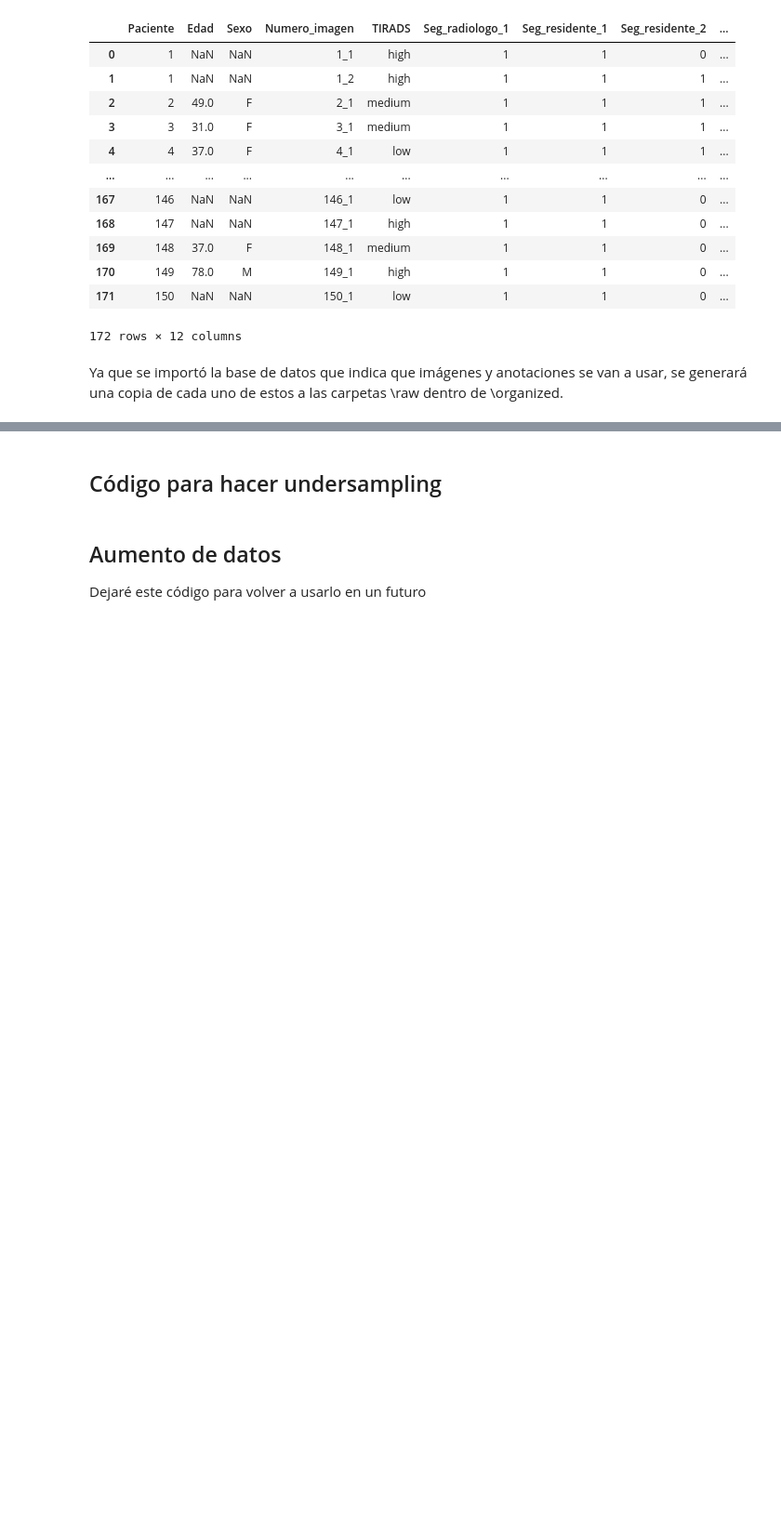
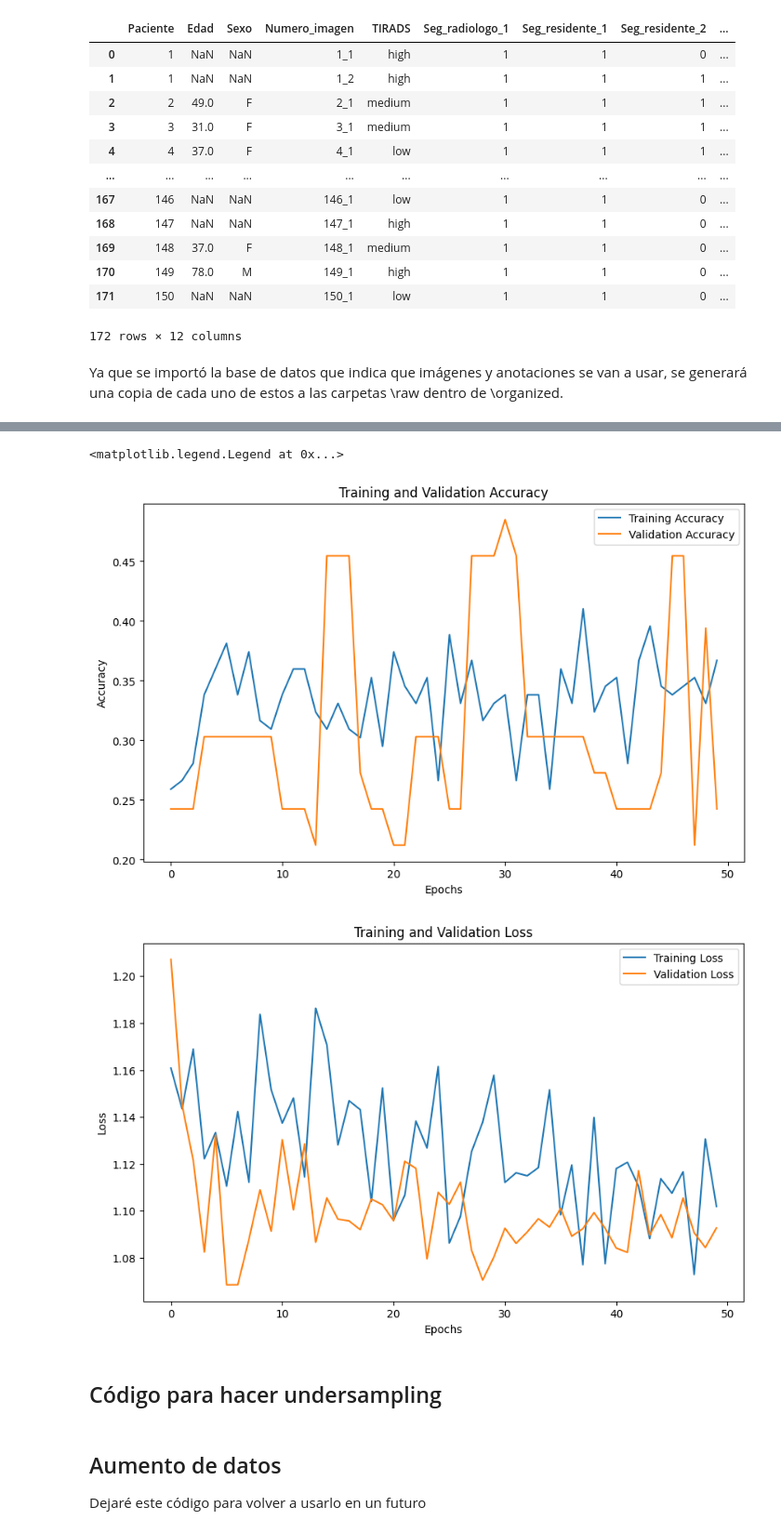
Before and after one commit to Dezarti/nodulos_tiroideos, a Jupyter notebook: 2_procesamiento_datos.ipynb, the cells around one changed output, grey strips where cells are left out. Shown at 93% size. Drawn from its saved outputs; the diff is of its cells as text; code cells hidden in the pictures; blank space fills up the shorter version.

```diff
--- a/2_procesamiento_datos.ipynb
+++ b/2_procesamiento_datos.ipynb
@@ -239,3 +549,40 @@ No se pudo procesar el archivo 9_1.jpg: unsupported operand type(s) for /: 'str'
+# %%
+# Performance Metrics
+
+import matplotlib.pyplot as plt
+
+# Retrieve accuracy results on training and validation data sets for each training epoch.
+acc = history.history['accuracy']  # Training accuracy
+val_acc = history.history['val_accuracy']  # Validation accuracy
+
+# Retrieve loss results on training and validation data sets for each training epoch.
+loss = history.history['loss']  # Training loss
+val_loss = history.history['val_loss']  # Validation loss
+
+# Determine the number of epochs, based on the length of the accuracy list.
+epochs = range(len(acc))
+
+# Plot training and validation accuracy as a function of epochs.
+plt.figure(figsize=(10, 6))  # Set the figure size for better readability
+plt.plot(epochs, acc, label='Training Accuracy')
+plt.plot(epochs, val_acc, label='Validation Accuracy')
+plt.title('Training and Validation Accuracy')  # Set the title of the graph
+plt.xlabel('Epochs')  # Label the x-axis as 'Epochs'
+plt.ylabel('Accuracy')  # Label the y-axis as 'Accuracy'
+plt.legend()  # Add a legend to distinguish training vs. validation
+
+# Plot training and validation loss as a function of epochs.
+plt.figure(figsize=(10, 6))  # Create a new figure for loss visualization
+plt.plot(epochs, loss, label='Training Loss')
+plt.plot(epochs, val_loss, label='Validation Loss')
+plt.title('Training and Validation Loss')  # Set the title of the graph
+plt.xlabel('Epochs')  # Label the x-axis as 'Epochs'
+plt.ylabel('Loss')  # Label the y-axis as 'Loss'
+plt.legend()  # Add a legend to distinguish training vs. validation
+# %% [output]
+<matplotlib.legend.Legend at 0x...>
+[figure, added]
+[figure, added]
 # %% [markdown]
 ## Código para hacer undersampling
 # %% [markdown]
```
Also changed, not shown: parts of 7 cells of this notebook.
